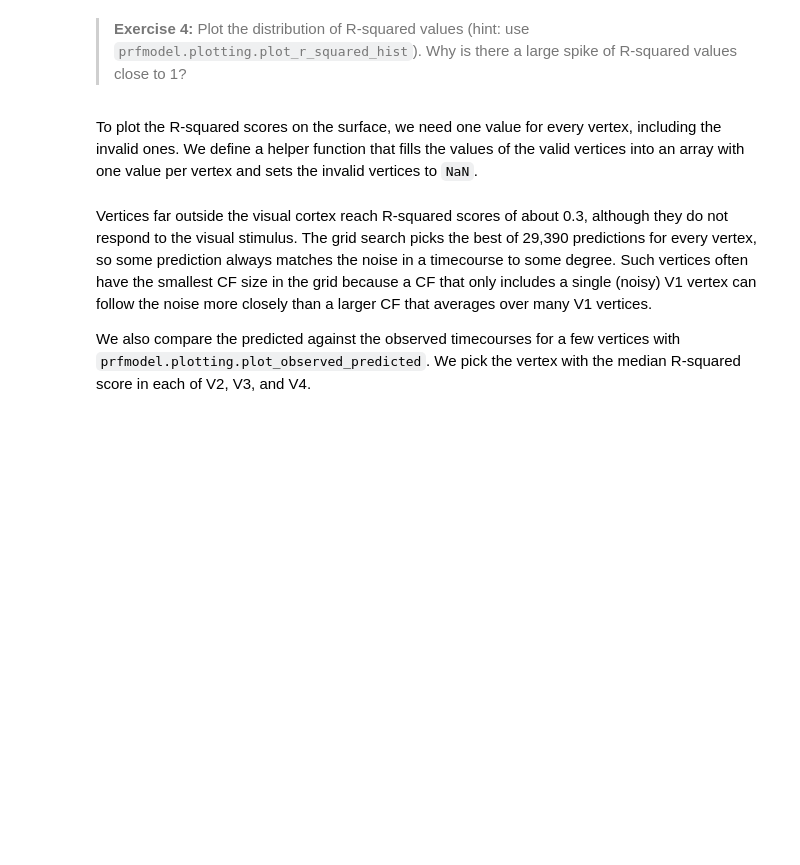
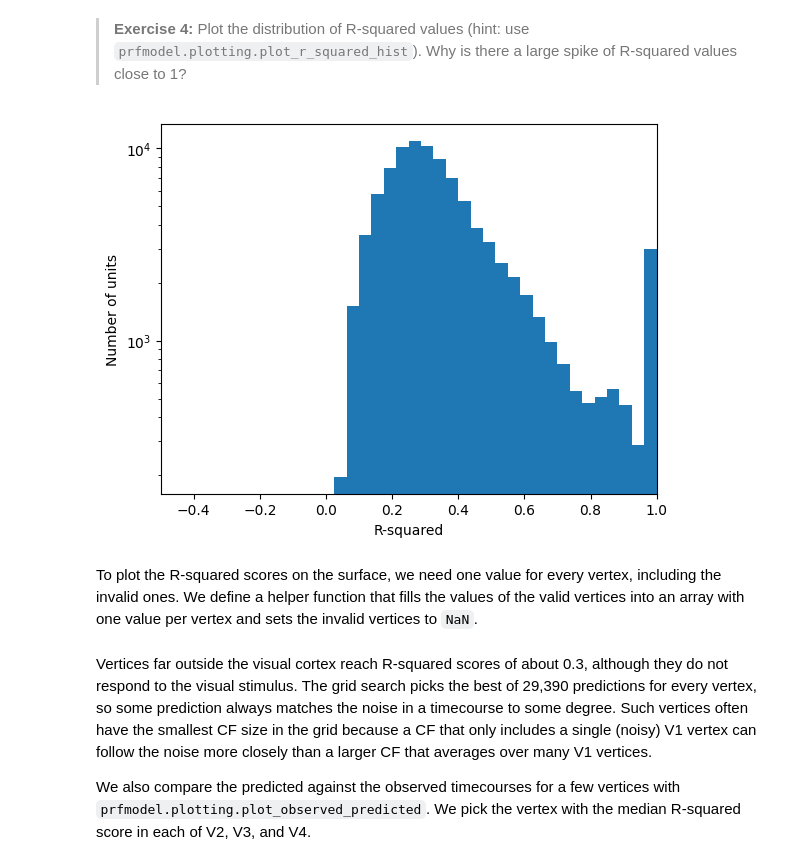
Before and after one commit to martaangelo/prf, a Jupyter notebook: notebooks/workshop/04-cf-visual-fmri.ipynb, the cells around one changed output. Cells and saved outputs as stored; diff of their text form; code cells hidden in the pictures; blank space fills up the shorter version.

```diff
--- a/notebooks/workshop/04-cf-visual-fmri.ipynb
+++ b/notebooks/workshop/04-cf-visual-fmri.ipynb
@@ -704,7 +720,11 @@ r_squared.shape
 # %% [markdown]
 > **Exercise 4:** Plot the distribution of R-squared values (hint: use `prfmodel.plotting.plot_r_squared_hist`). Why is there a large spike of R-squared values close to 1?
 # %%
-# Your code goes here
+from prfmodel.plotting import plot_r_squared_hist
+
+plot_r_squared_hist(r_squared, log=True);
+# %% [output]
+[figure, added]
 # %% [markdown]
 To plot the R-squared scores on the surface, we need one value for every vertex, including the invalid ones. We define a helper function that fills the values of the valid vertices into an array with one value per vertex and sets the invalid vertices to `NaN`.
 # %%
```
Also changed, not shown: parts of 2 cells of this notebook.
